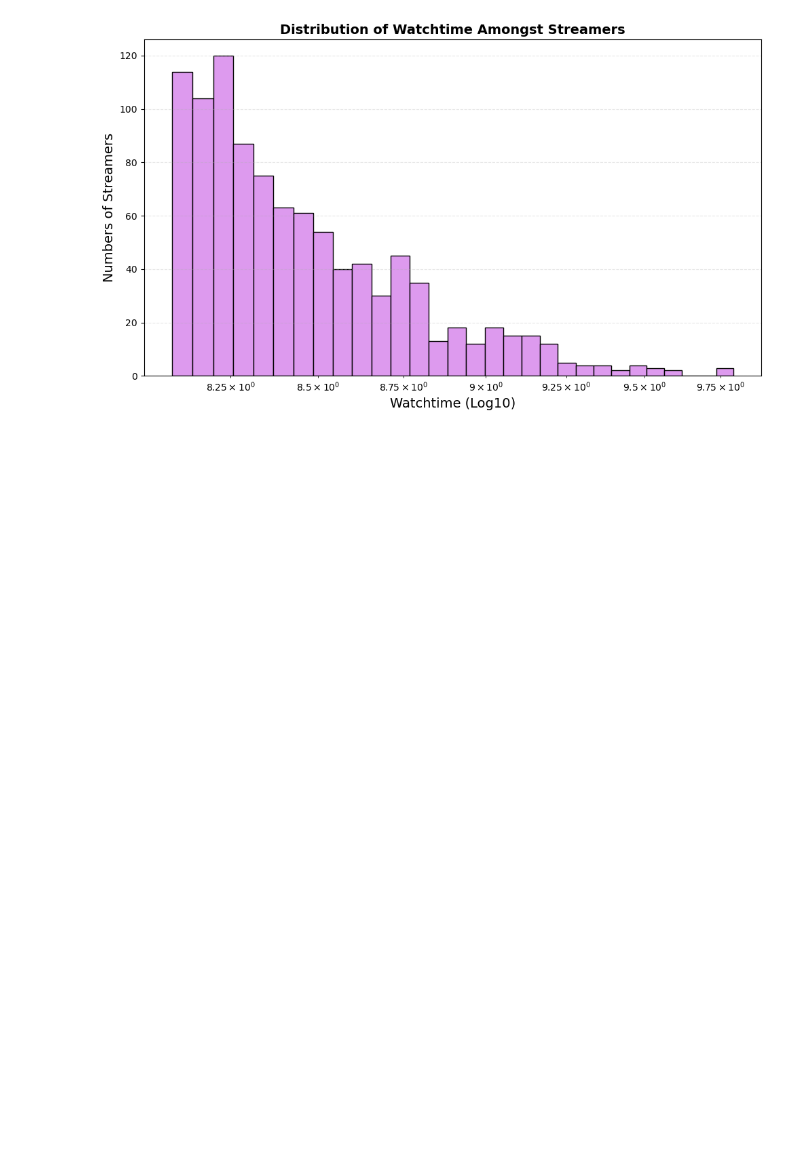
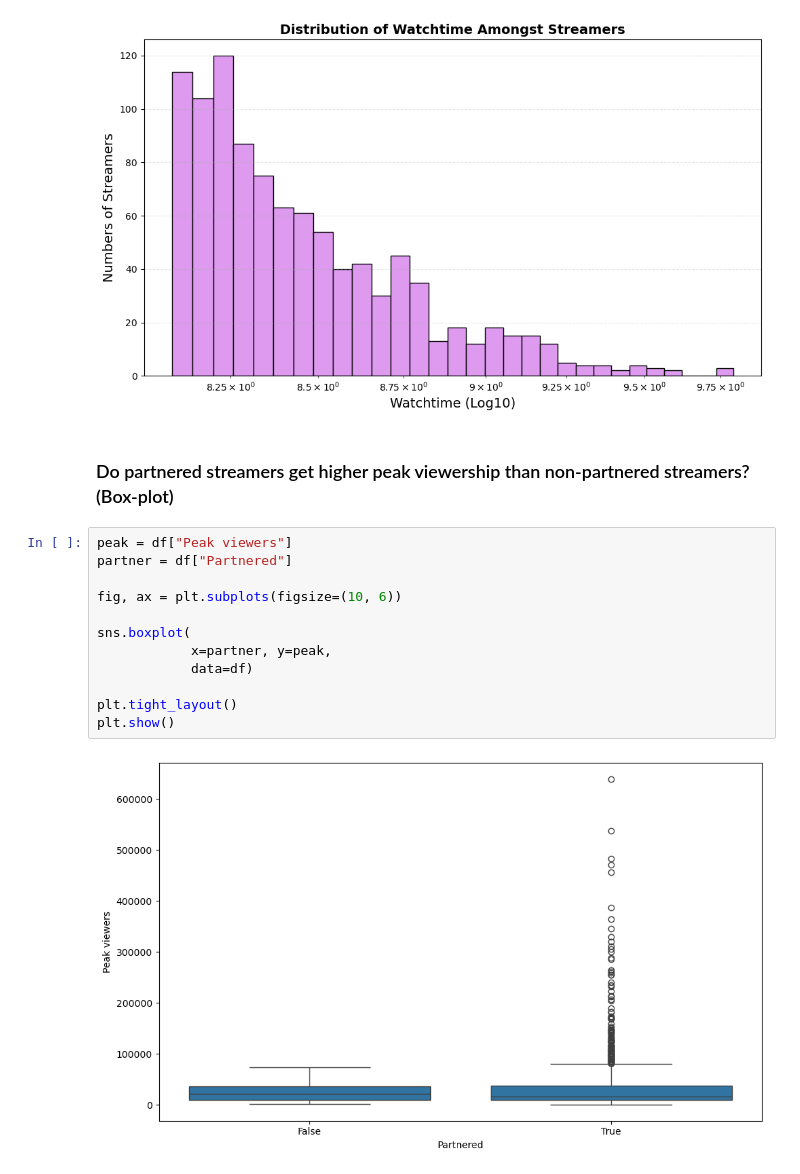
Before and after one commit to IT2053C-Gilany/final-project-martinbv99, a Jupyter notebook: final-projectMartinez.ipynb, the cells around one changed output. Saved outputs shown, nothing was run; the diff lists cells and outputs as text; blank space fills up the shorter version.

Commit message:
Missing 2 Visuals

```diff
--- a/final-projectMartinez.ipynb
+++ b/final-projectMartinez.ipynb
@@ -165,3 +165,19 @@ plt.tight_layout()
 plt.show()
 # %% [output]
 [figure]
+# %% [markdown]
+### Do partnered streamers get higher peak viewership than non-partnered streamers? (Box-plot)
+# %%
+peak = df["Peak viewers"]
+partner = df["Partnered"]
+
+fig, ax = plt.subplots(figsize=(10, 6))
+
+sns.boxplot(
+            x=partner, y=peak,
+            data=df)
+
+plt.tight_layout()
+plt.show()
+# %% [output]
+[figure, added]
```
Also changed, not shown: parts of 3 cells of this notebook.
